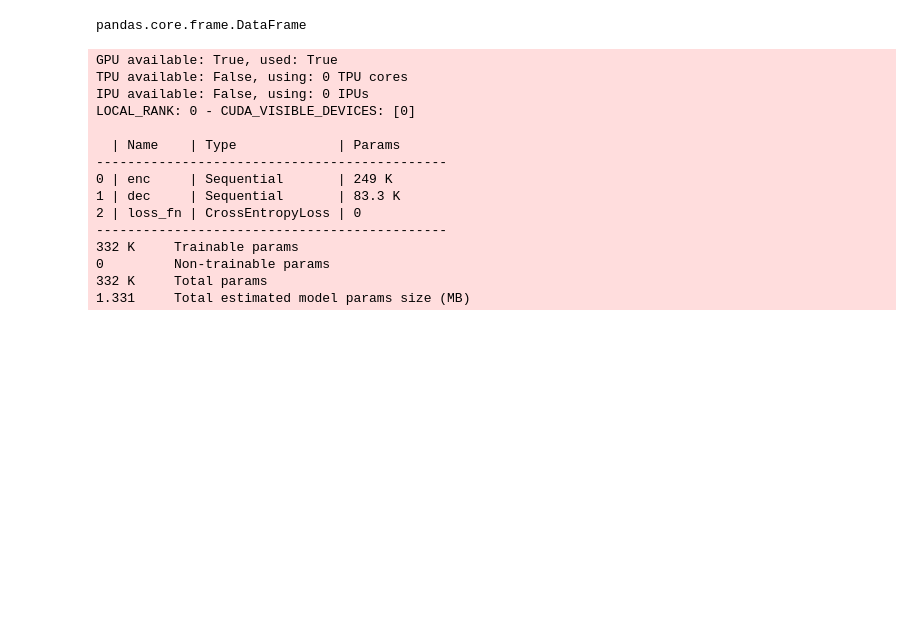
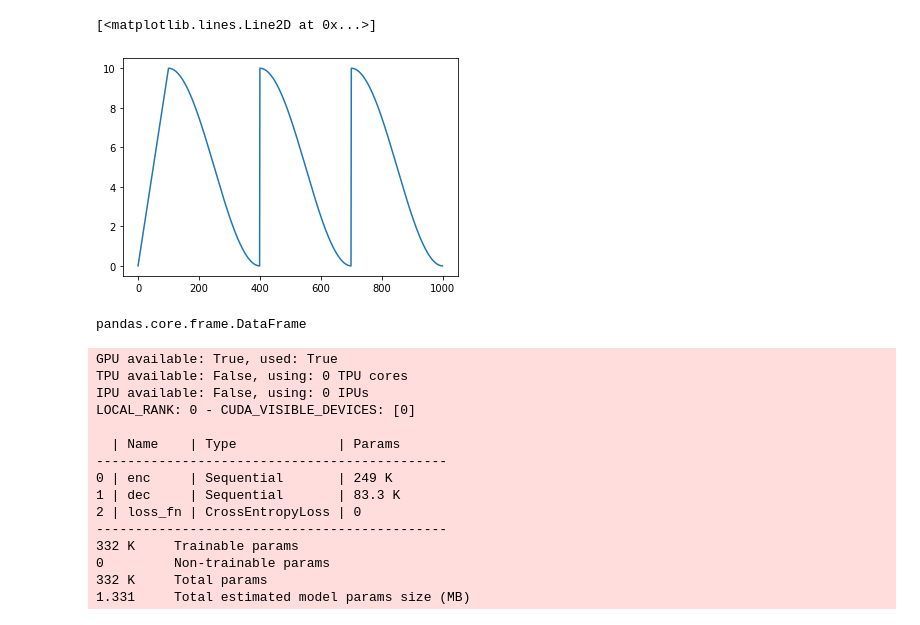
Before and after one commit to giotto-ai/giotto-deep, a Jupyter notebook: examples/gridsearch_orbit_5k_orbits.ipynb, the cells around one changed output. Saved outputs shown, nothing was run; the diff lists cells and outputs as text; code cells hidden in the pictures; blank space fills up the shorter version.

```diff
--- a/examples/gridsearch_orbit_5k_orbits.ipynb
+++ b/examples/gridsearch_orbit_5k_orbits.ipynb
@@ -380,3 +358,21 @@ invalid value encountered in subtract
+# %%
+import torch
+import matplotlib.pyplot as plt
+model = torch.nn.Linear(2, 1)
+optimizer = torch.optim.SGD(model.parameters(), lr=10)
+scheduler = get_cosine_with_hard_restarts_schedule_with_warmup(optimizer, 100, 1_000, 3)
+lrs = []
+
+for i in range(1_000):
+    optimizer.step()
+    lrs.append(optimizer.param_groups[0]["lr"])
+#     print("Factor = ",0.1 if i!=0 and i%2!=0 else 1," , Learning Rate = ",optimizer.param_groups[0]["lr"])
+    scheduler.step()
+
+plt.plot(range(1_000),lrs)
+# %% [output]
+[<matplotlib.lines.Line2D at 0x...>]
+[figure, added]
 # %%
 import torch_optimizer as optim
 
```
Also changed, not shown: parts of 3 cells of this notebook, 2 other files.
